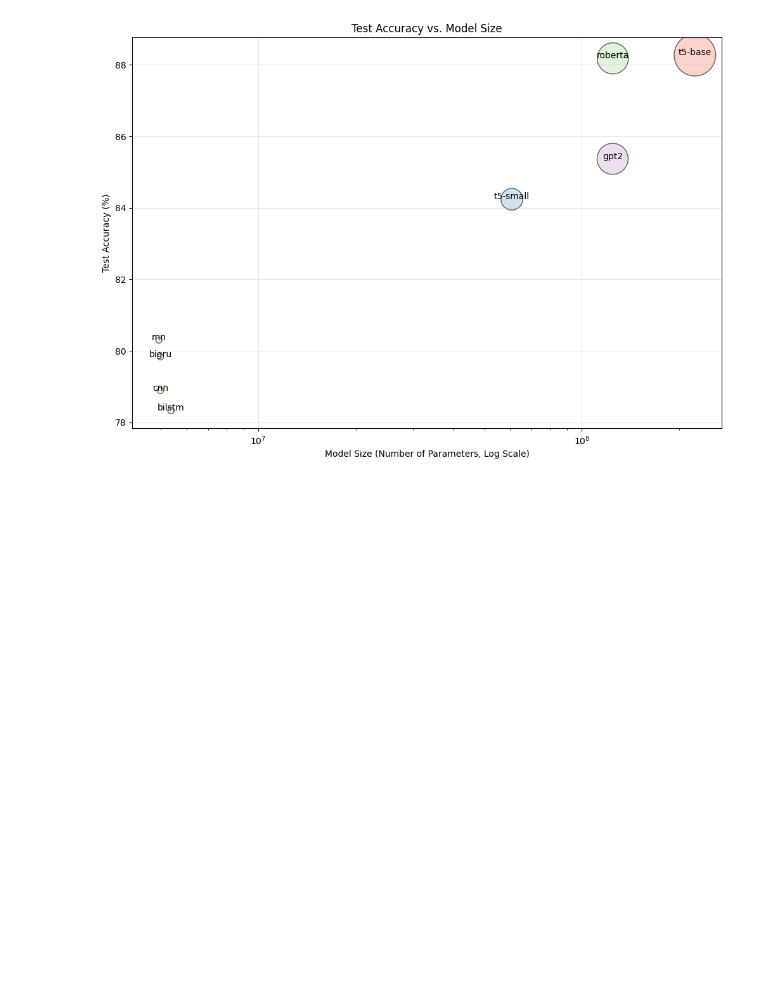
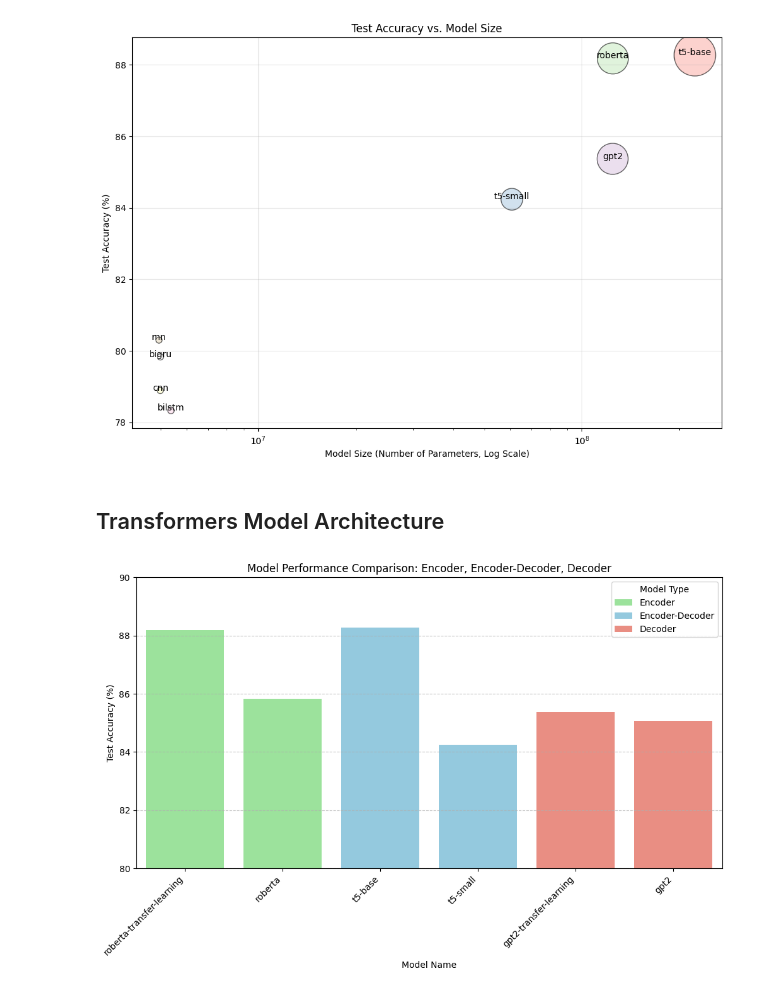
Before and after one commit to xJQx/sc4002-nlp-sentiment-classification, a Jupyter notebook: part3f.ipynb, the cells around one changed output. Cells and saved outputs as stored; diff of their text form; code cells hidden in the pictures; blank space fills up the shorter version.

Commit message:
add plot (#21)

```diff
--- a/part3f.ipynb
+++ b/part3f.ipynb
@@ -71,3 +73,51 @@ plt.grid(True, alpha=0.3)
 plt.show()
 # %% [output]
 [figure]
+# %% [markdown]
+## Transformers Model Architecture
+# %%
+import seaborn as sns
+import matplotlib.pyplot as plt
+
+test_acc = {
+    "t5-base": 88.27,
+    "t5-small": 84.24,
+    "roberta-transfer-learning": 88.18,
+    "roberta": 85.834,
+    "gpt2-transfer-learning": 85.37,
+    "gpt2": 85.08,
+}
+
+encoder_decoder = ["t5-base", "t5-small"]
+encoder = ["roberta-transfer-learning", "roberta"]
+decoder = ["gpt2-transfer-learning", "gpt2"]
+
+model_names = encoder + encoder_decoder + decoder
+model_accuracies = [test_acc[model] for model in model_names]
+
+group_labels = (
+    ["Encoder"] * len(encoder)
+    + ["Encoder-Decoder"] * len(encoder_decoder)
+    + ["Decoder"] * len(decoder)
+)
+
+plt.figure(figsize=(12, 6))
+sns.barplot(
+    x=model_names,
+    y=model_accuracies,
+    hue=group_labels,
+    dodge=False,
+    palette=["lightgreen", "skyblue", "salmon"],
+)
+
+plt.xlabel("Model Name")
+plt.ylabel("Test Accuracy (%)")
+plt.title("Model Performance Comparison: Encoder, Encoder-Decoder, Decoder")
+plt.ylim(80, 90)
+plt.grid(axis="y", linestyle="--", alpha=0.7)
+plt.xticks(rotation=45, ha="right")
+plt.legend(title="Model Type")
+
+plt.show()
+# %% [output]
+[figure, added]
```
Also changed, not shown: parts of 1 cell of this notebook.
